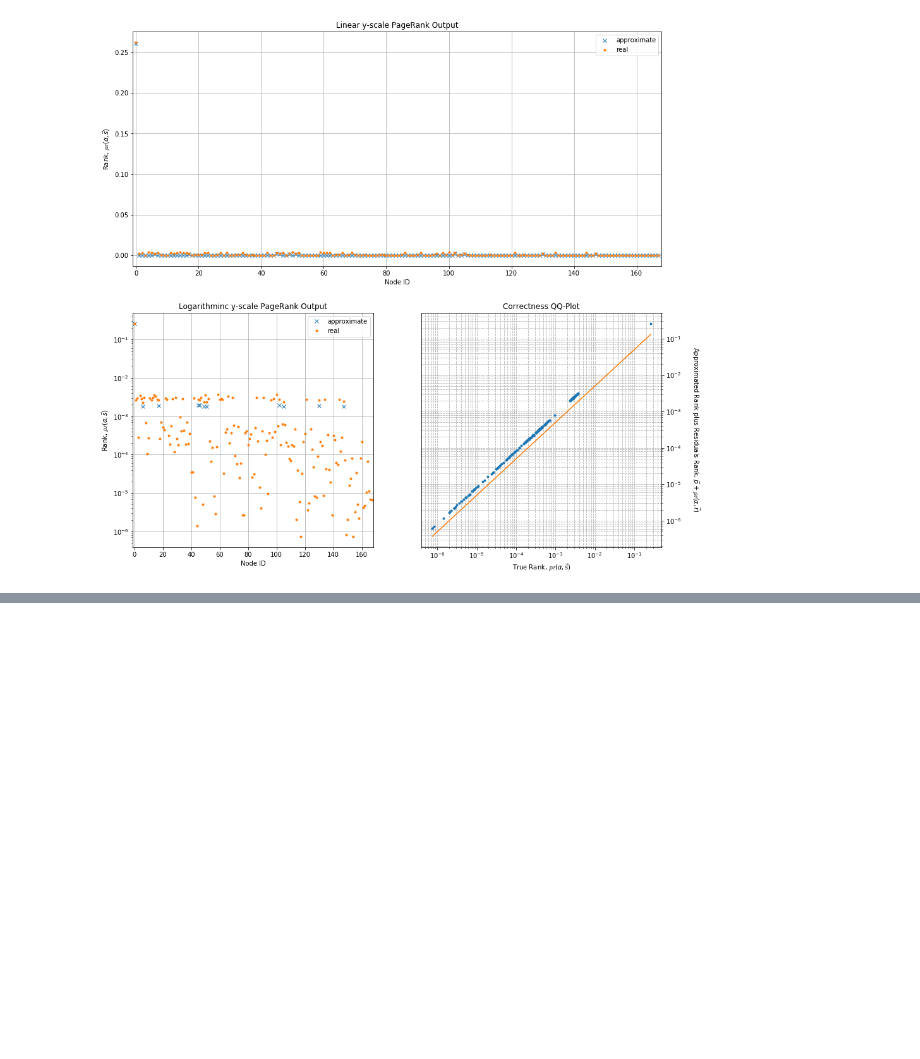
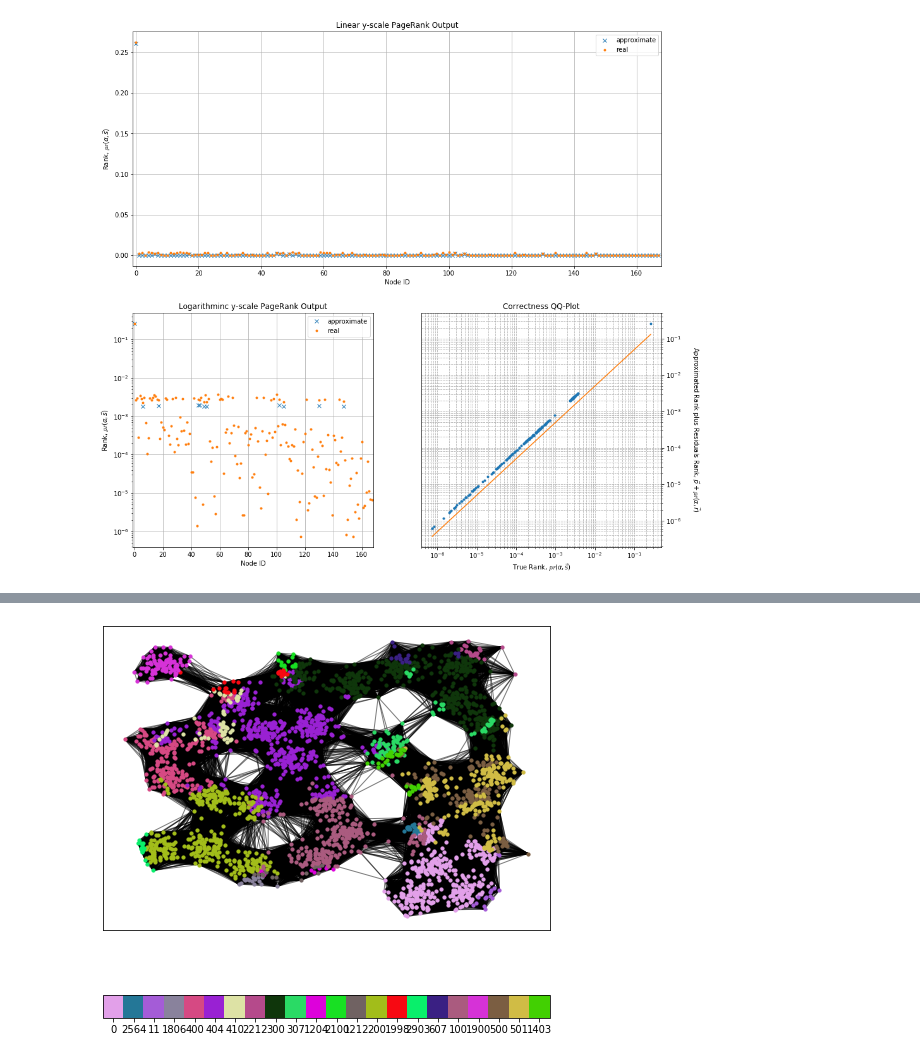
Before and after one commit to barbafrank/LCP_projects_Y2, a Jupyter notebook: HLP_Project/Project.ipynb, the cells around one changed output, grey strips where cells are left out. Saved outputs shown, nothing was run; the diff lists cells and outputs as text; code cells hidden in the pictures; blank space fills up the shorter version.

```diff
--- a/HLP_Project/Project.ipynb
+++ b/HLP_Project/Project.ipynb
@@ -225,0 +234,14 @@ clusters = cluster3(L)
+# %%
+# TODO: modify, this is a test
+idx = 2
+clusters = cluster3(datasets[names[idx]]["L_T"])
+_ = plotNetworkClusters(
+    datasets[names[idx]]["A_mat"],
+    list(clusters),
+    figsize=(8, 8),
+    node_size=10,
+    draw_edges=True,
+    pos=positions
+)
+# %% [output]
+[figure, added]
```
Also changed, not shown: parts of 4 cells of this notebook, 1 other file.
